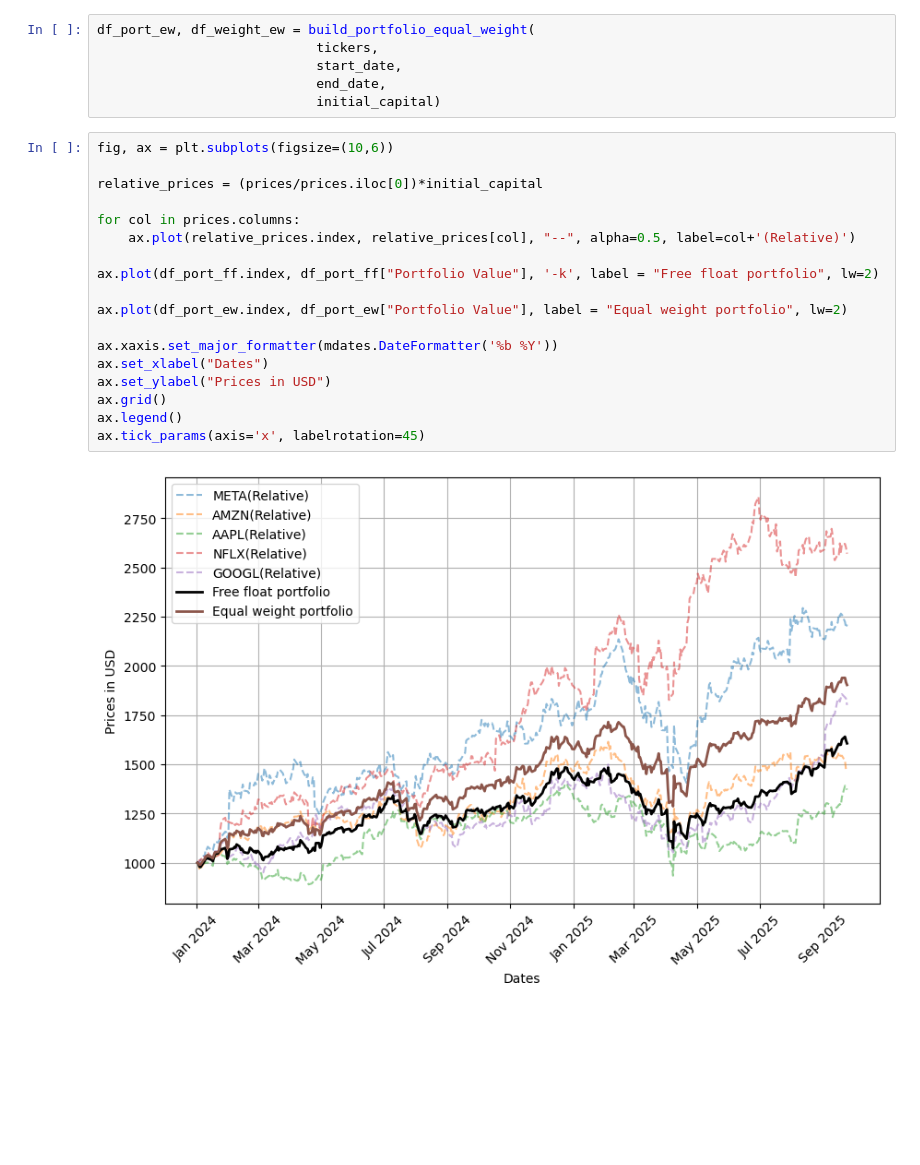
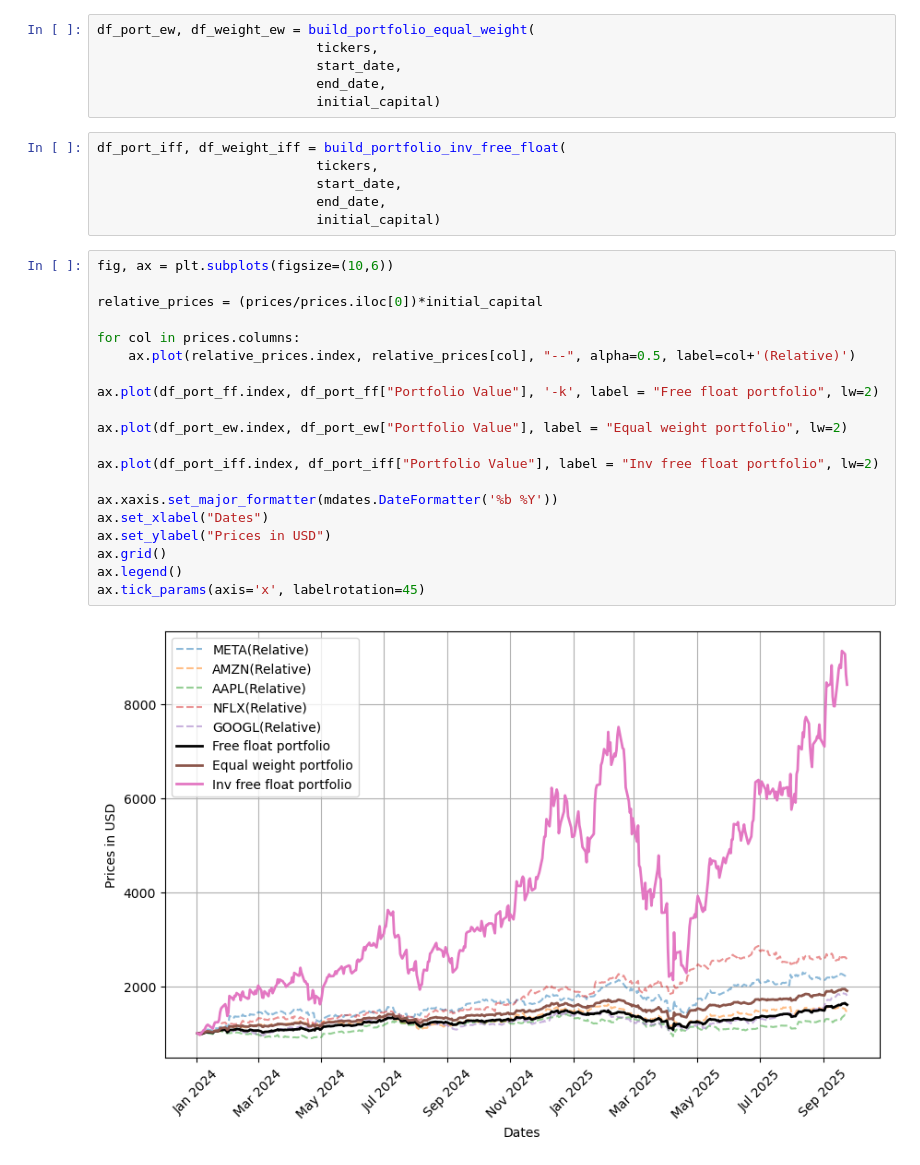
Before and after one commit to glorymary96/Portfolio-FAANG, a Jupyter notebook: notebooks/02_Portfolio_analysis.ipynb, the cells around one changed output. Drawn from its saved outputs; the diff is of its cells as text; blank space fills up the shorter version.

```diff
--- a/notebooks/02_Portfolio_analysis.ipynb
+++ b/notebooks/02_Portfolio_analysis.ipynb
@@ -98,23 +98,31 @@ df_port_ew, df_weight_ew = build_portfolio_equal_weight(
                             start_date,
                             end_date,
                             initial_capital)
+# %%
+df_port_iff, df_weight_iff = build_portfolio_inv_free_float(
+                            tickers,
+                            start_date,
+                            end_date,
+                            initial_capital)
 # %%
 fig, ax = plt.subplots(figsize=(10,6))
 
 relative_prices = (prices/prices.iloc[0])*initial_capital
 
 for col in prices.columns:
     ax.plot(relative_prices.index, relative_prices[col], "--", alpha=0.5, label=col+'(Relative)')
 
 ax.plot(df_port_ff.index, df_port_ff["Portfolio Value"], '-k', label = "Free float portfolio", lw=2)
 
 ax.plot(df_port_ew.index, df_port_ew["Portfolio Value"], label = "Equal weight portfolio", lw=2)
 
+ax.plot(df_port_iff.index, df_port_iff["Portfolio Value"], label = "Inv free float portfolio", lw=2)
+
 ax.xaxis.set_major_formatter(mdates.DateFormatter('%b %Y'))
 ax.set_xlabel("Dates")
 ax.set_ylabel("Prices in USD")
 ax.grid()
 ax.legend()
 ax.tick_params(axis='x', labelrotation=45)
 # %% [output]
-[figure, old version]
+[figure, new version]
```
Also changed, not shown: parts of 1 cell of this notebook, 2 other files.
